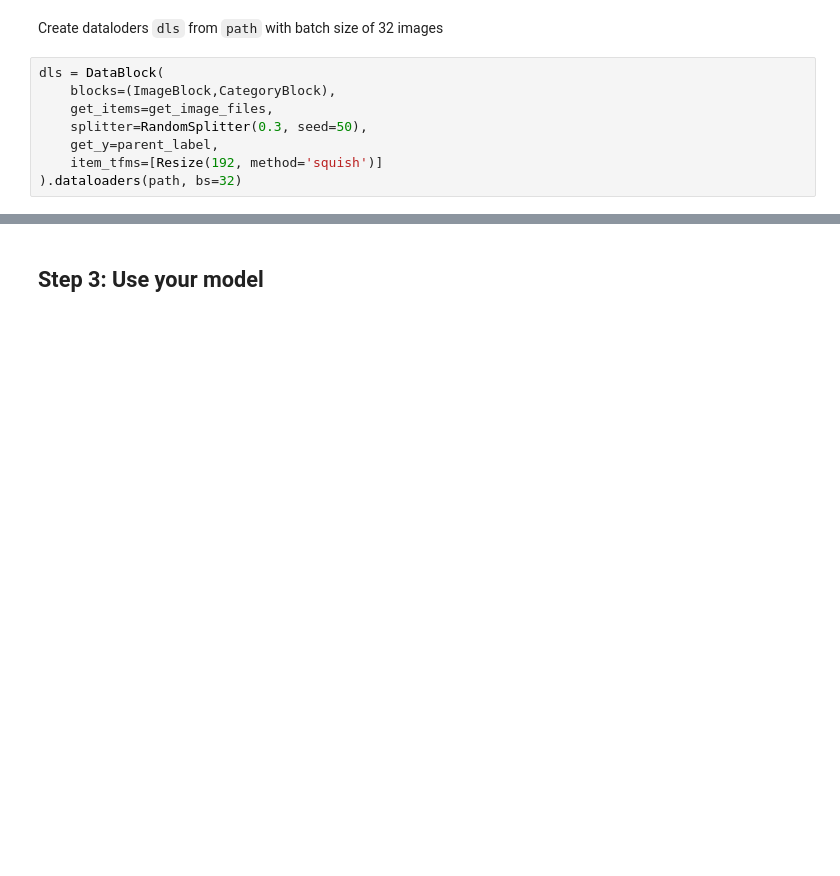
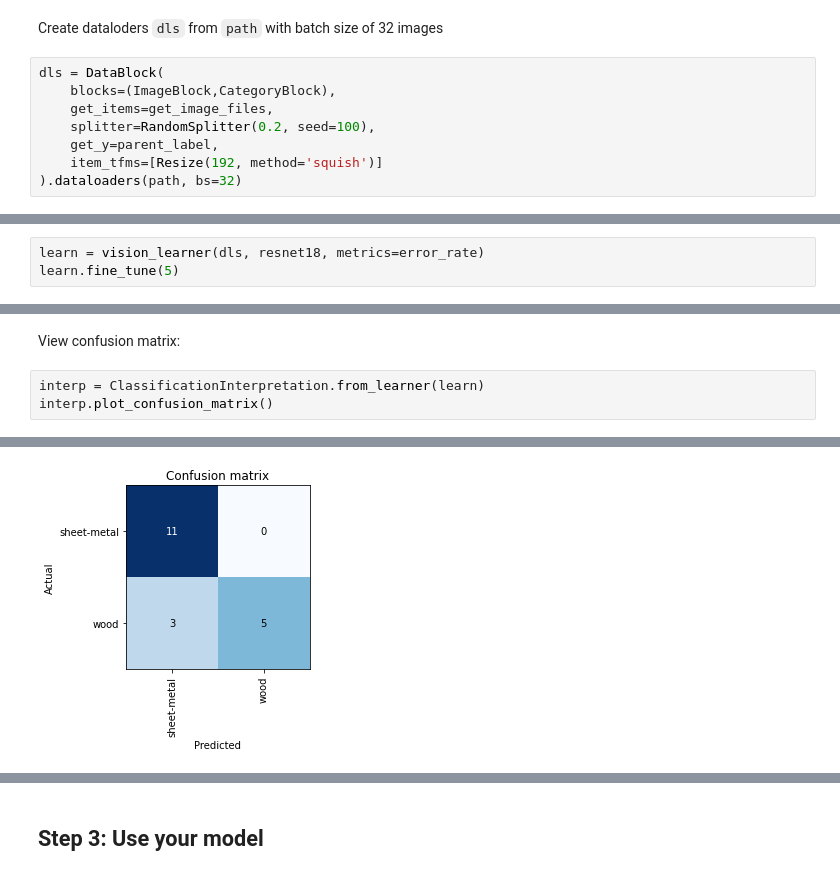
Before and after one commit to felipevaldes/FastAI, a Jupyter notebook: IsItaWoodScrew.ipynb, the cells around one changed output, grey strips where cells are left out. Cells and saved outputs as stored; diff of their text form; blank space fills up the shorter version.

```diff
--- a/IsItaWoodScrew.ipynb
+++ b/IsItaWoodScrew.ipynb
@@ -59,7 +60,7 @@ Create dataloders `dls` from `path` with batch size of 32 images
 dls = DataBlock(
     blocks=(ImageBlock,CategoryBlock),
     get_items=get_image_files,
-    splitter=RandomSplitter(0.3, seed=50),
+    splitter=RandomSplitter(0.2, seed=100),
     get_y=parent_label,
     item_tfms=[Resize(192, method='squish')]
 ).dataloaders(path, bs=32)
@@ -68,0 +76,3 @@ dls = DataBlock(
+# %%
+learn = vision_learner(dls, resnet18, metrics=error_rate)
+learn.fine_tune(5)
@@ -68,0 +88,6 @@ dls = DataBlock(
+# %% [markdown]
+View confusion matrix:
+# %%
+interp = ClassificationInterpretation.from_learner(learn)
+interp.plot_confusion_matrix()
+# %% [output]
@@ -68,0 +96 @@ dls = DataBlock(
+[figure, added]
```
Also changed, not shown: parts of 10 cells of this notebook.
